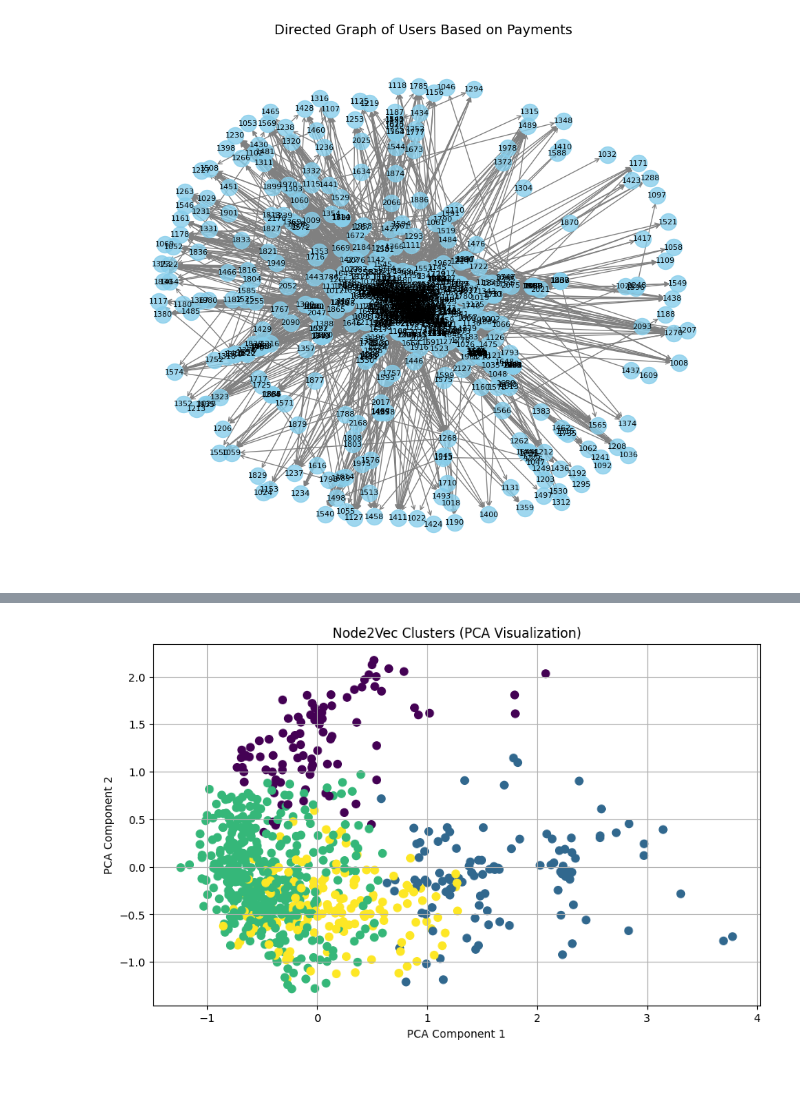
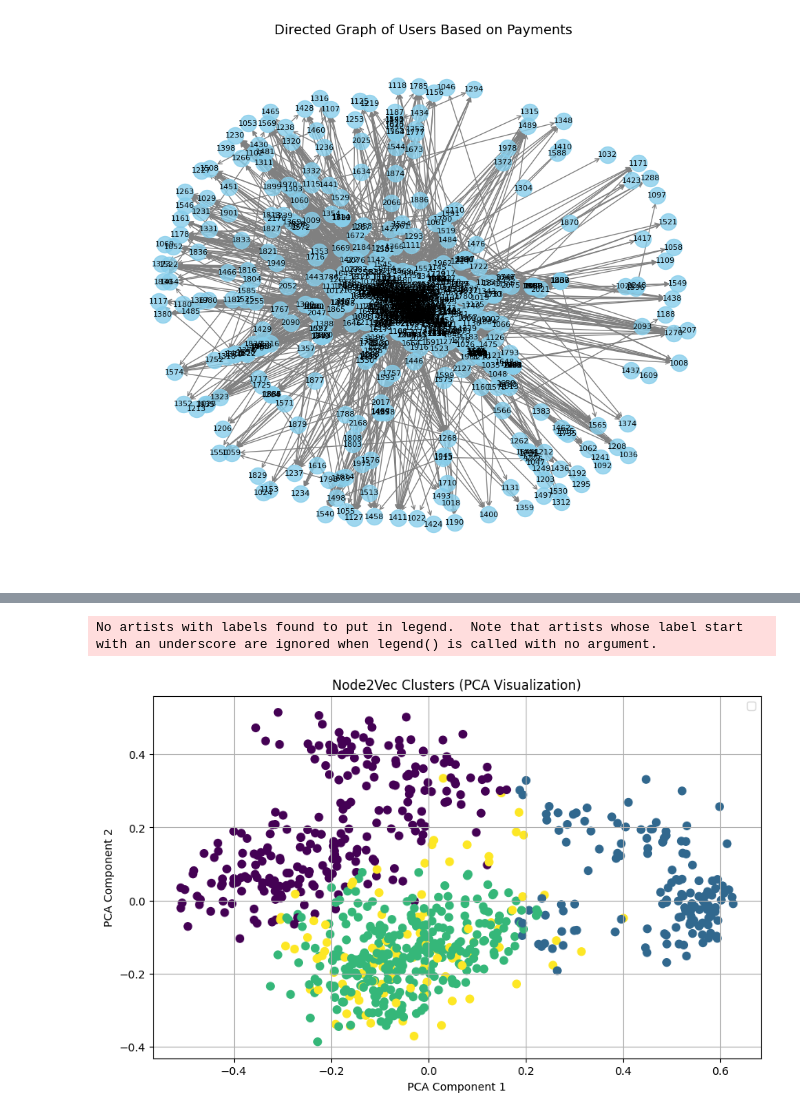
Before and after one commit to vishnuDvardhan/FA_assgn5, a Jupyter notebook: node2vec.ipynb, the cells around one changed output, grey strips where cells are left out. Cells and saved outputs as stored; diff of their text form; code cells hidden in the pictures; blank space fills up the shorter version.

```diff
--- a/node2vec.ipynb
+++ b/node2vec.ipynb
@@ -127,8 +158,10 @@ plt.show()
 # %% [output]
 [figure]
 # %%
+from tqdm import tqdm
 # Step 5: Train node2vec and get embeddings
+
 n2v = Node2VecTorch(graph)
 walks = n2v.generate_walks()
 pairs = n2v.generate_skipgram_pairs(walks)
-embeddings = n2v.train(pairs, epochs=5)
+embeddings = n2v.train(pairs, epochs=20)
@@ -135,23 +182,28 @@ embeddings = n2v.train(pairs, epochs=5)
 # %%
-
-
-
-
 # Step 6: Apply clustering
 kmeans = KMeans(n_clusters=4, random_state=42)
 clusters = kmeans.fit_predict(embeddings)
 
 # Step 7: Reduce dimensions for visualization
 pca = PCA(n_components=2)
 reduced_embeddings = pca.fit_transform(embeddings)
 
-# Step 8: Visualize clusters using PCA
+# Step 8: Visualize clusters using PCA with legends
 plt.figure(figsize=(10, 6))
-plt.scatter(reduced_embeddings[:, 0], reduced_embeddings[:, 1], c=clusters, cmap='viridis', s=50)
+for cluster_id in range(4):
+    plt.scatter(
+        reduced_embeddings[clusters == cluster_id, 0],
+        reduced_embeddings[clusters == cluster_id, 1],
+        label=f'Cluster {cluster_id}',
+        s=50
+    )
+
 plt.title("Node2Vec Clusters (PCA Visualization)")
 plt.xlabel("PCA Component 1")
 plt.ylabel("PCA Component 2")
+plt.legend()
 plt.grid(True)
 plt.show()
 # %% [output]
+No artists with labels found to put in legend.  Note that artists whose label start with an underscore are ignored when legend() is called with no argument.
-[figure, old version]
+[figure, new version]
```
Also changed, not shown: parts of 5 cells of this notebook.
